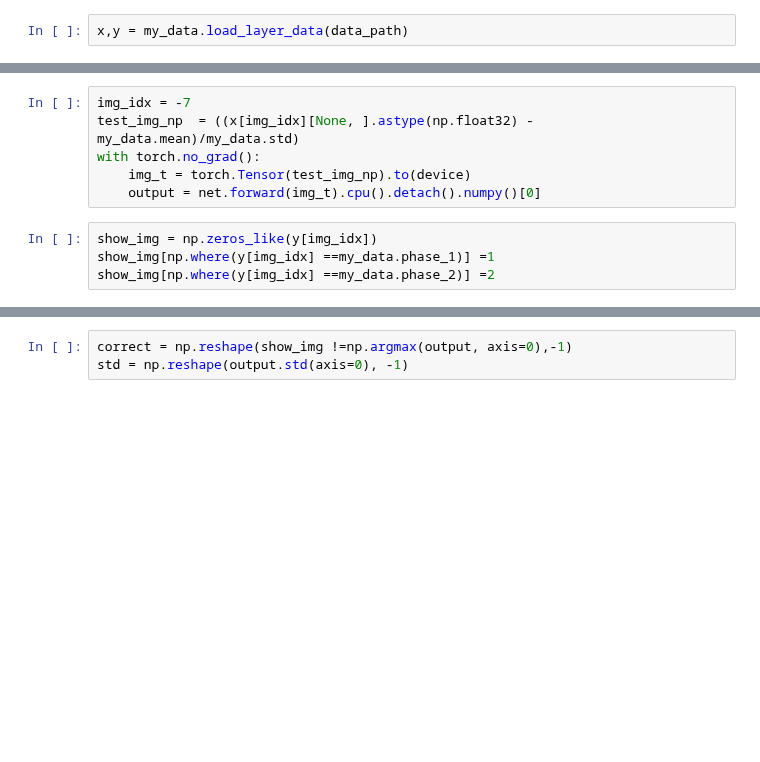
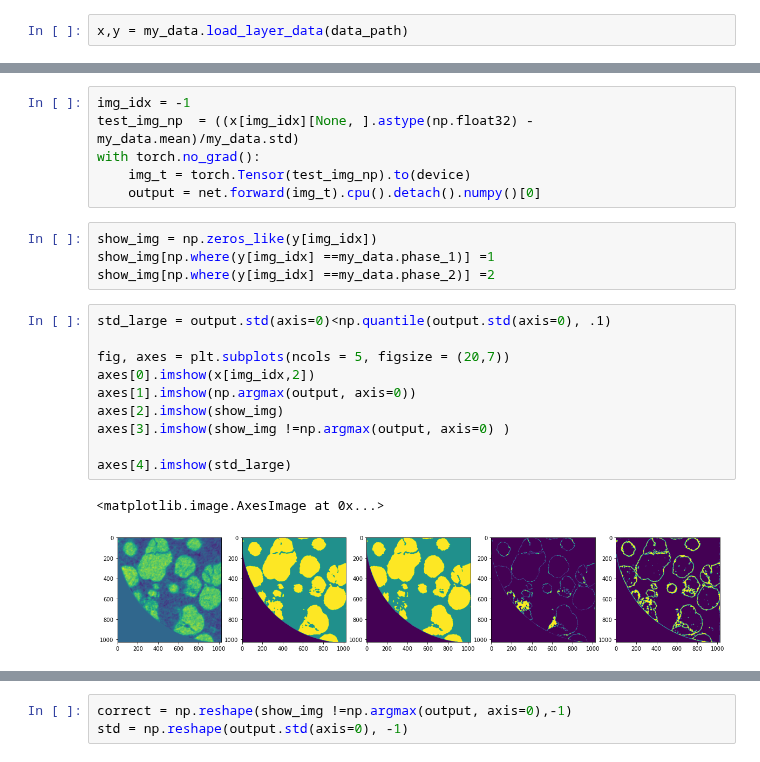
Before and after one commit to laura-rieger/segmenter, a Jupyter notebook: notebooks/Results.ipynb, the cells around one changed output, grey strips where cells are left out. Saved outputs shown, nothing was run; the diff lists cells and outputs as text; blank space fills up the shorter version.

```diff
--- a/notebooks/Results.ipynb
+++ b/notebooks/Results.ipynb
@@ -97,5 +112,5 @@ x.shape
 # %%
-img_idx = -7
+img_idx = -1
 test_img_np  = ((x[img_idx][None, ].astype(np.float32) -my_data.mean)/my_data.std)
 with torch.no_grad():
     img_t = torch.Tensor(test_img_np).to(device)
@@ -104,6 +119,19 @@ with torch.no_grad():
 show_img = np.zeros_like(y[img_idx])
 show_img[np.where(y[img_idx] ==my_data.phase_1)] =1
 show_img[np.where(y[img_idx] ==my_data.phase_2)] =2
+# %%
+std_large = output.std(axis=0)<np.quantile(output.std(axis=0), .1)
+
+fig, axes = plt.subplots(ncols = 5, figsize = (20,7))
+axes[0].imshow(x[img_idx,2])
+axes[1].imshow(np.argmax(output, axis=0))
+axes[2].imshow(show_img)
+axes[3].imshow(show_img !=np.argmax(output, axis=0) )
+
+axes[4].imshow(std_large)
+# %% [output]
+<matplotlib.image.AxesImage at 0x...>
+[figure, added]
 # %%
 x.shape
 # %% [output]
```
Also changed, not shown: parts of 22 cells of this notebook, 3 other files.
